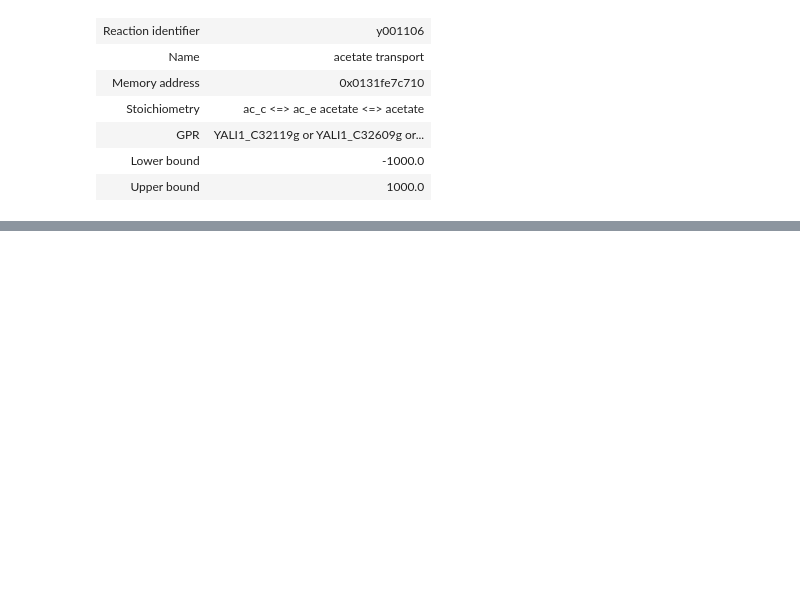
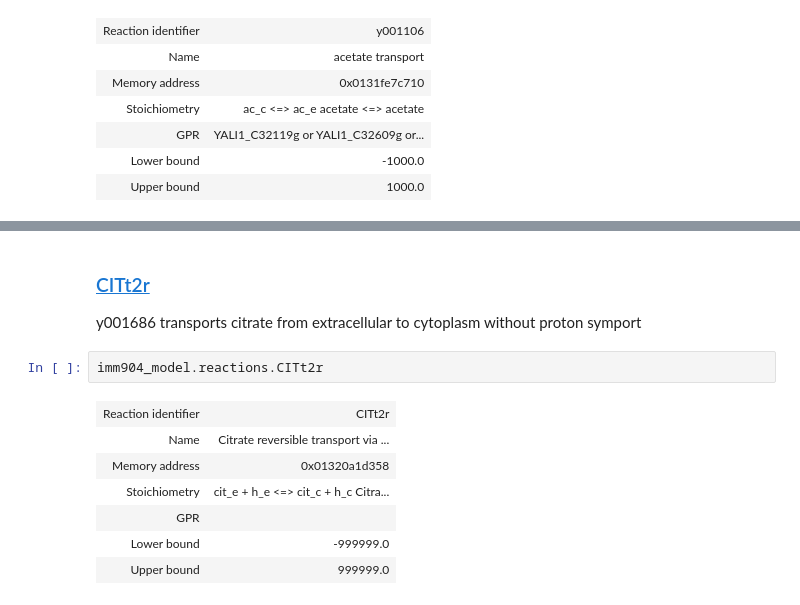
Before and after one commit to djinnome/Yarrowia_lipolytica_W29-GEM, a Jupyter notebook: Yarrowia_BIGG_Escher_map.ipynb, the cells around one changed output, grey strips where cells are left out. Cells and saved outputs as stored; diff of their text form; blank space fills up the shorter version.

```diff
--- a/Yarrowia_BIGG_Escher_map.ipynb
+++ b/Yarrowia_BIGG_Escher_map.ipynb
@@ -546,0 +498,13 @@ yali4_model.reactions.y001106
+# %% [markdown]
+### [CITt2r](http://bigg.ucsd.edu/models/iMM904/reactions/CITt2r)
+y001686 transports citrate from extracellular to cytoplasm without proton symport
+# %%
+imm904_model.reactions.CITt2r
+# %% [output]
+| Reaction identifier | CITt2r |
+| Name | Citrate reversible transport via ... |
+| Memory address | 0x01320a1d358 |
+| Stoichiometry | cit_e + h_e <=> cit_c + h_c Citra... |
+| GPR |  |
+| Lower bound | -999999.0 |
+| Upper bound | 999999.0 |
```
Also changed, not shown: parts of 65 cells of this notebook.
